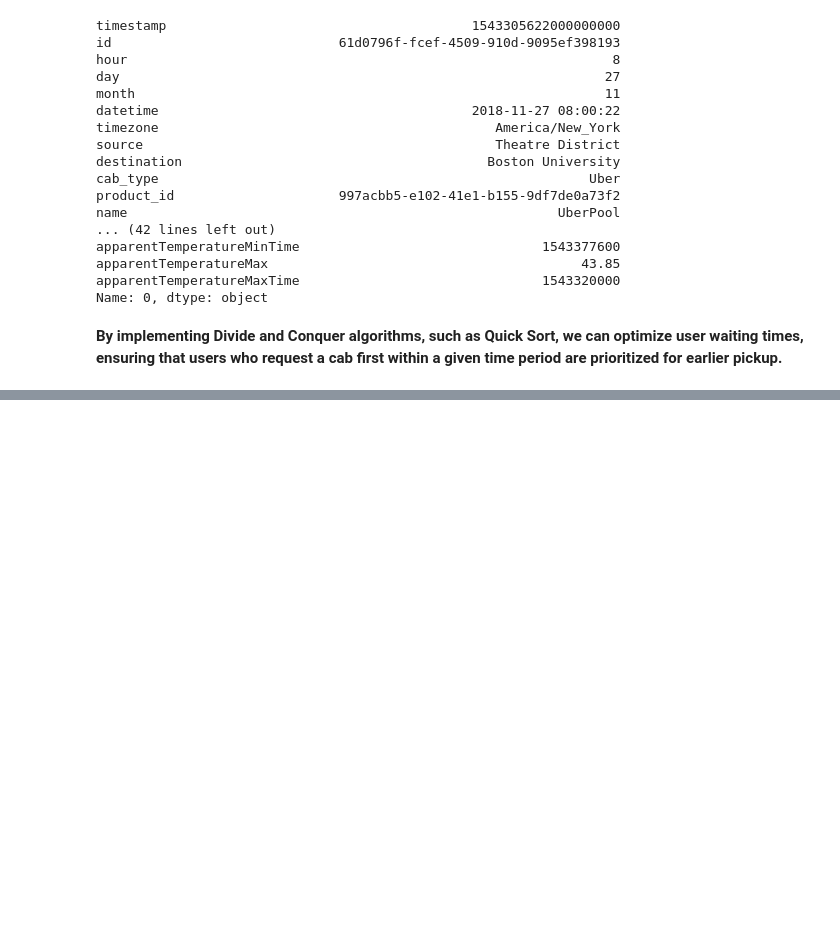
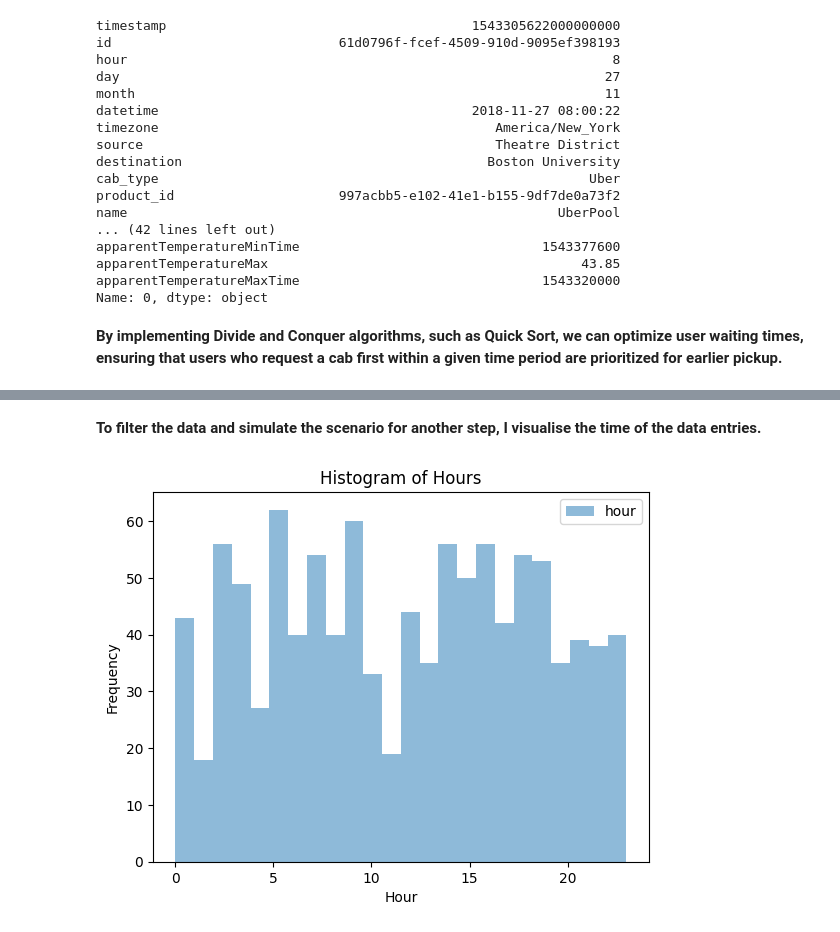
Before and after one commit to ChloeH719/Algorithm-and-Complexity, a Jupyter notebook: project/final_project.ipynb, the cells around one changed output, grey strips where cells are left out. Cells and saved outputs as stored; diff of their text form; code cells hidden in the pictures; blank space fills up the shorter version.

```diff
--- a/project/final_project.ipynb
+++ b/project/final_project.ipynb
@@ -194,0 +252,11 @@ Name: 0, dtype: object
+# %%
+# Extract useful data entries according to the scenario
+# Using the original dataset df, get data entries travel from Haymarket Square to Theatre District, from Haymarket Square to Haymarket Square, from Theatre District to Theatre District.
+# Filter the data
+df_h_to_t = df_nov[df_nov['source'] == 'Haymarket Square']
+df_h_to_t = df_h_to_t[df_h_to_t['destination'] == 'Theatre District']
+df_h_to_t = df_h_to_t[df_h_to_t['day'] == 27]
+
+# Reset the index of the filtered DataFrame
+df_h_to_t = df_h_to_t.reset_index(drop=True)
+df_h_to_t
@@ -194,0 +277,12 @@ Name: 0, dtype: object
+# %% [markdown]
+**To filter the data and simulate the scenario for another step, I visualise the time of the data entries.**
+# %%
+# Create histogram for hour
+plt.hist(df_h_to_t['hour'], bins=24, alpha=0.5, label='hour')
+plt.legend(loc='upper right')
+plt.title('Histogram of Hours')
+plt.xlabel('Hour')
+plt.ylabel('Frequency')
+plt.show()
+# %% [output]
+[figure, added]
```
Also changed, not shown: parts of 18 cells of this notebook, 1 other file.
